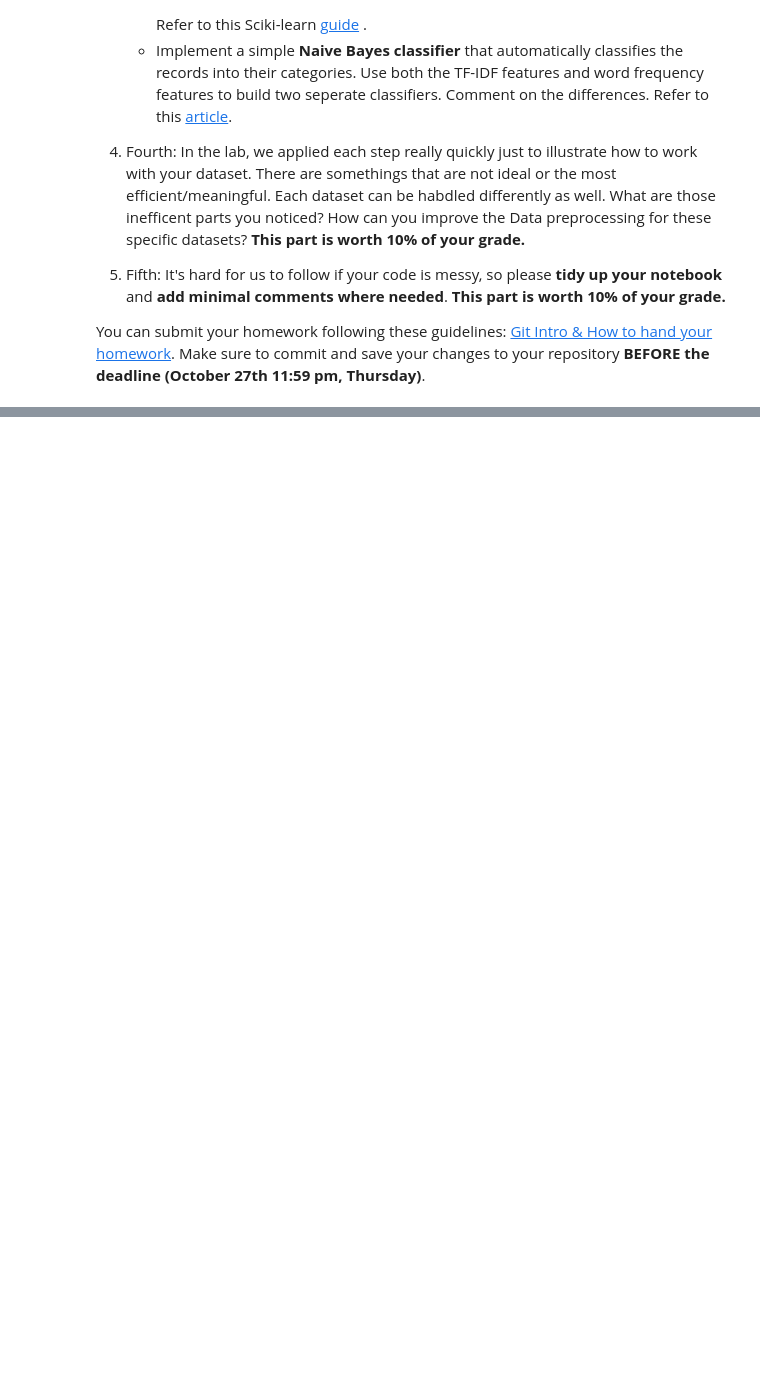
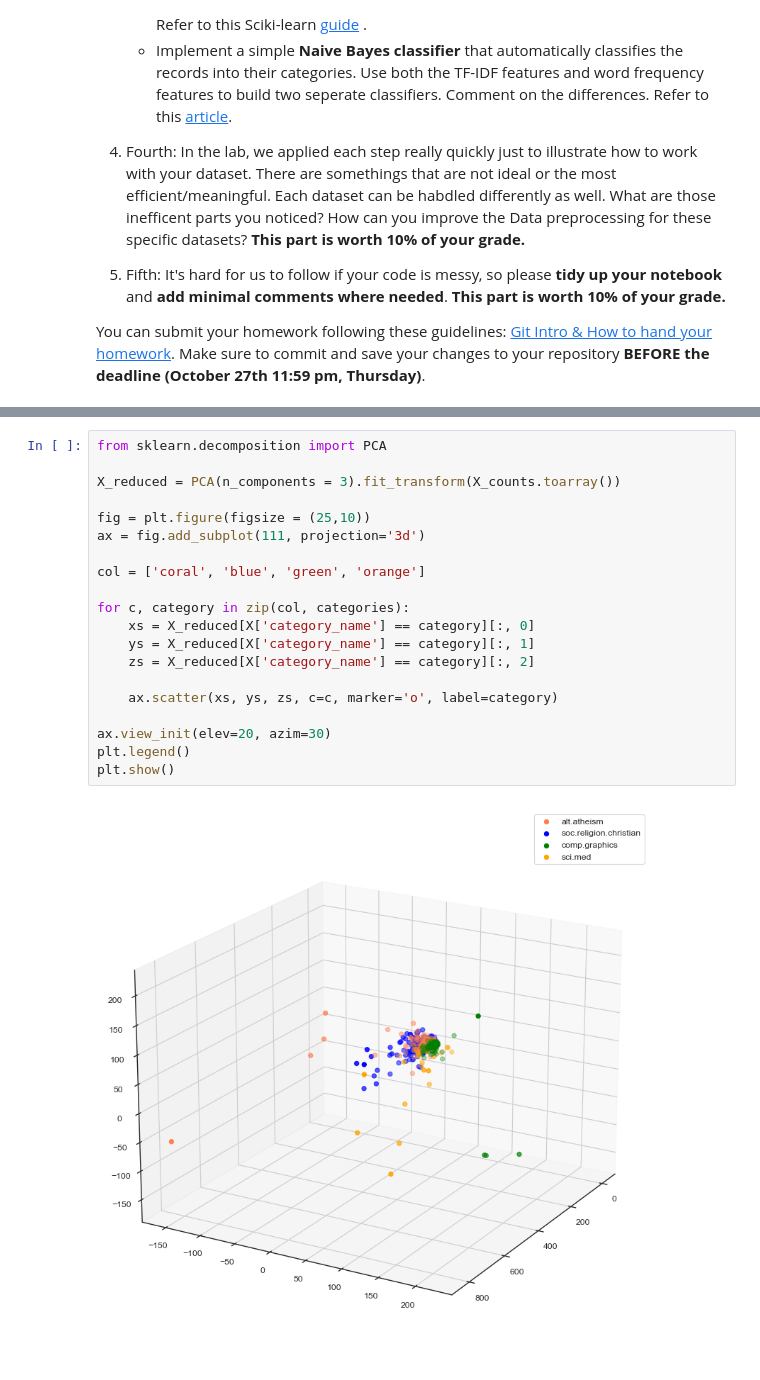
Before and after one commit to ywen9901/DM2023-Lab1, a Jupyter notebook: Homework/DM2023-Lab1-Homework.ipynb, the cells around one changed output, grey strips where cells are left out. Drawn from its saved outputs; the diff is of its cells as text; blank space fills up the shorter version.

```diff
--- a/Homework/DM2023-Lab1-Homework.ipynb
+++ b/Homework/DM2023-Lab1-Homework.ipynb
@@ -35,0 +289,22 @@ You can submit your homework following these guidelines: [Git Intro & How to han
+# %%
+from sklearn.decomposition import PCA
+
+X_reduced = PCA(n_components = 3).fit_transform(X_counts.toarray())
+
+fig = plt.figure(figsize = (25,10))
+ax = fig.add_subplot(111, projection='3d')
+
+col = ['coral', 'blue', 'green', 'orange']
+
+for c, category in zip(col, categories):
+    xs = X_reduced[X['category_name'] == category][:, 0]
+    ys = X_reduced[X['category_name'] == category][:, 1]
+    zs = X_reduced[X['category_name'] == category][:, 2]
+
+    ax.scatter(xs, ys, zs, c=c, marker='o', label=category)
+
+ax.view_init(elev=20, azim=30)
+plt.legend()
+plt.show()
+# %% [output]
+[figure, added]
```
Also changed, not shown: parts of 73 cells of this notebook, 16 other files.
